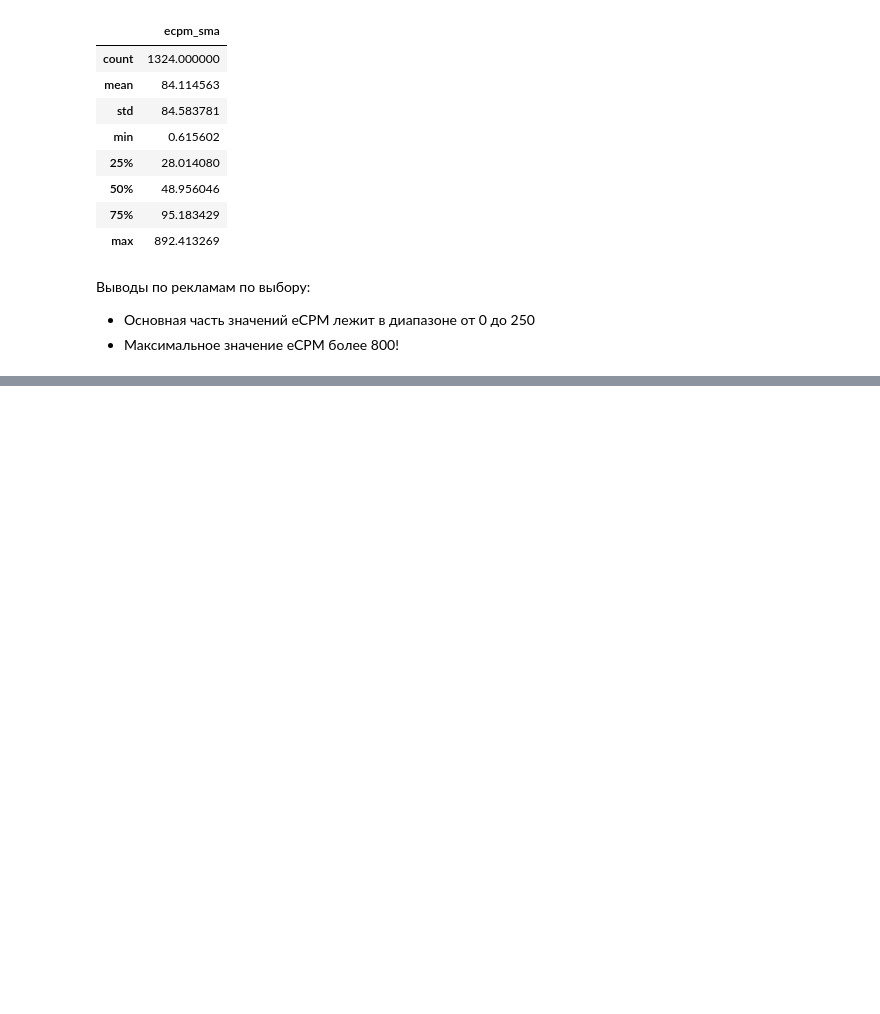
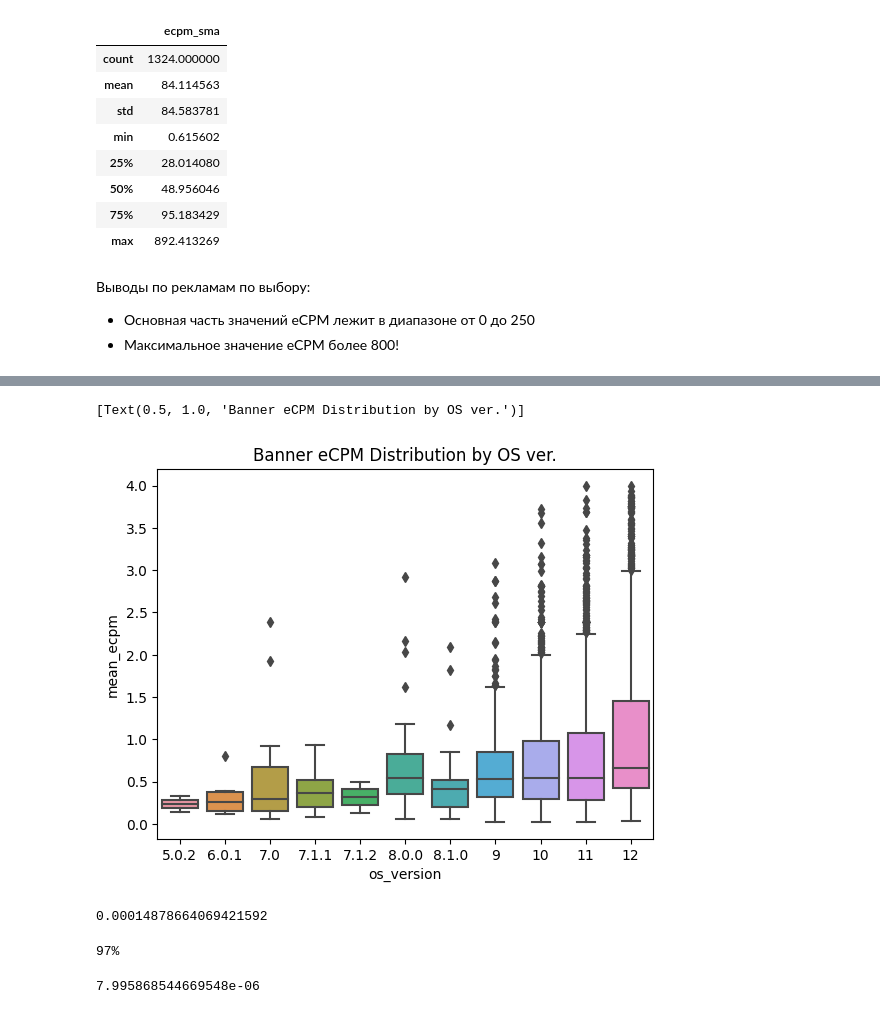
Before and after one commit to AxenovN/uga_dooga_task, a Jupyter notebook: the_task.ipynb, the cells around one changed output, grey strips where cells are left out. Saved outputs shown, nothing was run; the diff lists cells and outputs as text; code cells hidden in the pictures; blank space fills up the shorter version.

```diff
--- a/the_task.ipynb
+++ b/the_task.ipynb
@@ -982,0 +1065,29 @@ df_r.describe()
+# %%
+# также имеем большое количество выбросов
+# у выбросов есть тенденция к увеличению их разброса с каждой новой версией ОС (если смотреть на 0-ые версии)
+# посмотрим на боксплоты ближе
+limit=4
+sns.boxplot(x="os_version", y="mean_ecpm", data=df_b_os.reset_index().query(f'mean_ecpm < {limit}'),
+           order=order).set(title='Banner eCPM Distribution by OS ver.')
+# %% [output]
+[Text(0.5, 1.0, 'Banner eCPM Distribution by OS ver.')]
+[figure, added]
+# %%
+# проведем однофакторыный дисперсионный анализ (ANOVA), чтобы понять, есть ли среди данных статистически различающиеся группы.
+# ANOVA требует выполнение условия гомогенности выборок, для проверки чего мы воспользуемся тестов Левена
+os_5 = df_b_os.reset_index().query('os_version == "5.0.2"').mean_ecpm
+os_6 = df_b_os.reset_index().query('os_version == "6.0.1"').mean_ecpm
+os_70 = df_b_os.reset_index().query('os_version == "7.0"').mean_ecpm
+os_711 = df_b_os.reset_index().query('os_version == "7.1.1"').mean_ecpm
+os_712 = df_b_os.reset_index().query('os_version == "7.1.2"').mean_ecpm
+os_800 = df_b_os.reset_index().query('os_version == "8.0.0"').mean_ecpm
+os_810 = df_b_os.reset_index().query('os_version == "8.1.0"').mean_ecpm
+os_9 = df_b_os.reset_index().query('os_version == "9"').mean_ecpm
+os_10 = df_b_os.reset_index().query('os_version == "10"').mean_ecpm
+os_11 = df_b_os.reset_index().query('os_version == "11"').mean_ecpm
+os_12 = df_b_os.reset_index().query('os_version == "12"').mean_ecpm
+
+stat, p = levene(os_5 , os_6, os_70, os_711, os_712, os_800, os_810, os_9, os_10, os_11, os_12, center='median')
+p
+# %% [output]
+0.00014878664069421592
@@ -982,0 +1102,11 @@ df_r.describe()
+# %%
+n = os_5.shape[0]+os_6.shape[0]+os_70.shape[0]+os_711.shape[0]+os_712.shape[0]+os_800.shape[0]+os_810.shape[0]
+print(f'{100-round((n)/df_b_os.shape[0]*100)}%')
+# %% [output]
+97%
+# %%
+# проведем тест гомогенности
+stat, p = levene(os_9, os_10, os_11, os_12, center='median')
+p
+# %% [output]
+7.995868544669548e-06
```
Also changed, not shown: parts of 71 cells of this notebook.
